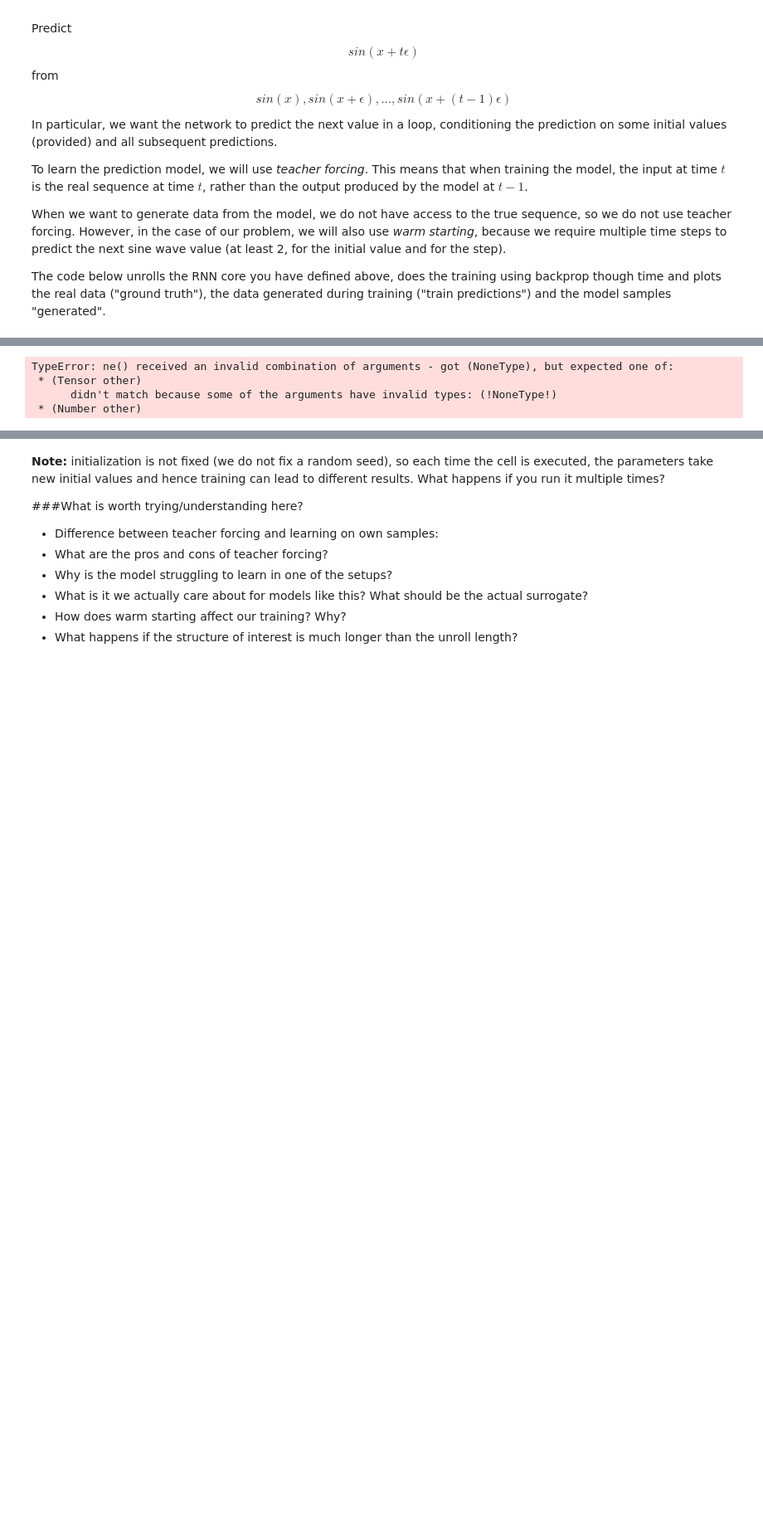
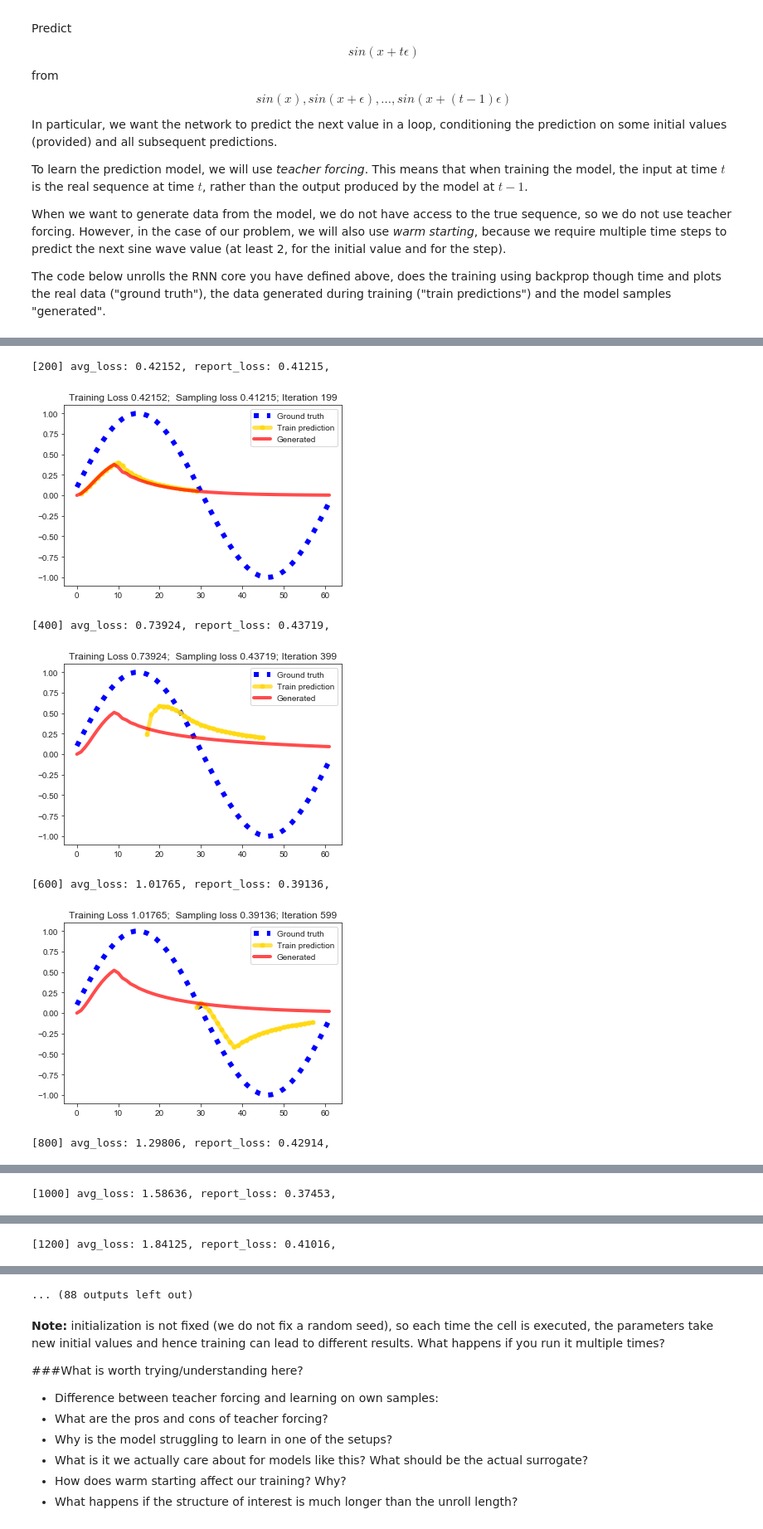
Before and after one commit to AndyTheFactory/NN, a Jupyter notebook: Lab4/RNN-Skel.ipynb, the cells around one changed output, grey strips where cells are left out. Shown at 83% size. Cells and saved outputs as stored; diff of their text form; code cells hidden in the pictures; blank space fills up the shorter version.

```diff
--- a/Lab4/RNN-Skel.ipynb
+++ b/Lab4/RNN-Skel.ipynb
@@ -78,9 +78,9 @@ class VanillaRNNBase(nn.Module):
         #### TODO 1.1 Your code here
         ### ...
         #### end code
-        if hidden!=None:
+        if not (hidden is None):
             out+=self._linear_hh(hidden)
-
+        out=self._activation(out)
         return out, out
 
 
@@ -114,7 +114,7 @@ class VanillaRNN(nn.Module):
         _,hidden_=self.rnn_cell(input_,hidden)
         output_=self.hidden_to_out(hidden_)
         return output_, hidden_
-        pass
+
 
     def forward(self, inputs, hidden=None, force=True, warm_start=10):
         steps = len(inputs)
@@ -127,8 +127,15 @@ class VanillaRNN(nn.Module):
         for i in range(steps):
             ## TODO 1.3 Implement forward pass in RNN
             ## Implement Teacher Forcing and Warm Start
-            input_ = None
-            input_=inputs[i]
+            if i>=warm_start:
+                input_=output_
+            else:
+                input_=inputs[i]
+
+            if force:
+                input_=inputs[i]
+
+
             ### END Code
 
             output_, hidden_ = self.step(input_, hidden_)
@@ -188,37 +195,44 @@ for iteration in range(NUM_ITERATIONS):
     optimizer.zero_grad()
 
     outputs, hidden = net(train_inputs, hidden=None, force=TEACHER_FORCING, warm_start=WARM_START)
+    outputs = outputs.to(device)
+
     loss = criterion(outputs, train_targets)
     loss.backward()
 
     running_loss += loss.item()
 
     optimizer.step()
 
     if iteration % REPORTING_INTERVAL == REPORTING_INTERVAL - 1:
         # let's see how well we do on predictions for the whole sequence
         avg_loss = running_loss / REPORTING_INTERVAL
 
         report_sequence = torch.from_numpy(y_train[:-1]).float().to(device)
         report_targets = torch.from_numpy(y_train[1:]).float().to(device)
         report_output, report_hidden = net(report_sequence, hidden=None, force=False, warm_start=WARM_START)
 
+        report_output = report_output.to(device)
+
         report_loss = criterion(report_output, report_targets)
         print('[%d] avg_loss: %.5f, report_loss: %.5f, ' % (iteration + 1, avg_loss, report_loss.item()))
 
         plt.figure()
         plt.title('Training Loss %.5f;  Sampling loss %.5f; Iteration %d' % (avg_loss, report_loss.item(), iteration))
 
         plt.plot(y_train[1:].ravel(), c='blue', label='Ground truth',
                linestyle=":", lw=6)
-        plt.plot(range(start, start+UNROLL_LENGTH-1), outputs.data.numpy().ravel(), c='gold',
+        plt.plot(range(start, start+UNROLL_LENGTH-1), outputs.cpu().data.numpy().ravel(), c='gold',
                label='Train prediction', lw=5, marker="o", markersize=5,
                alpha=0.7)
-        plt.plot(report_output.data.numpy().ravel(), c='r', label='Generated', lw=4, alpha=0.7)
+        plt.plot(report_output.cpu().data.numpy().ravel(), c='r', label='Generated', lw=4, alpha=0.7)
         plt.legend()
         plt.show()
 # %% [output]
-TypeError: ne() received an invalid combination of arguments - got (NoneType), but expected one of:
- * (Tensor other)
-      didn't match because some of the arguments have invalid types: (!NoneType!)
- * (Number other)
+[200] avg_loss: 0.42152, report_loss: 0.41215,
+[figure, added]
+[400] avg_loss: 0.73924, report_loss: 0.43719,
+[figure, added]
+[600] avg_loss: 1.01765, report_loss: 0.39136,
+[figure, added]
+[800] avg_loss: 1.29806, report_loss: 0.42914,
@@ -224,0 +240 @@ TypeError: ne() received an invalid combination of arguments - got (NoneType), b
+[1000] avg_loss: 1.58636, report_loss: 0.37453,
@@ -224,0 +242 @@ TypeError: ne() received an invalid combination of arguments - got (NoneType), b
+[1200] avg_loss: 1.84125, report_loss: 0.41016,
@@ -225,3 +244,4 @@ TypeError: ne() received an invalid combination of arguments - got (NoneType), b
+... (88 outputs left out)
 # %%
 # Default hypers:
 # UNROLL_LENGTH = 30  #@param {type:"integer"}
```
Also changed, not shown: parts of 3 cells of this notebook, 16 other files.
